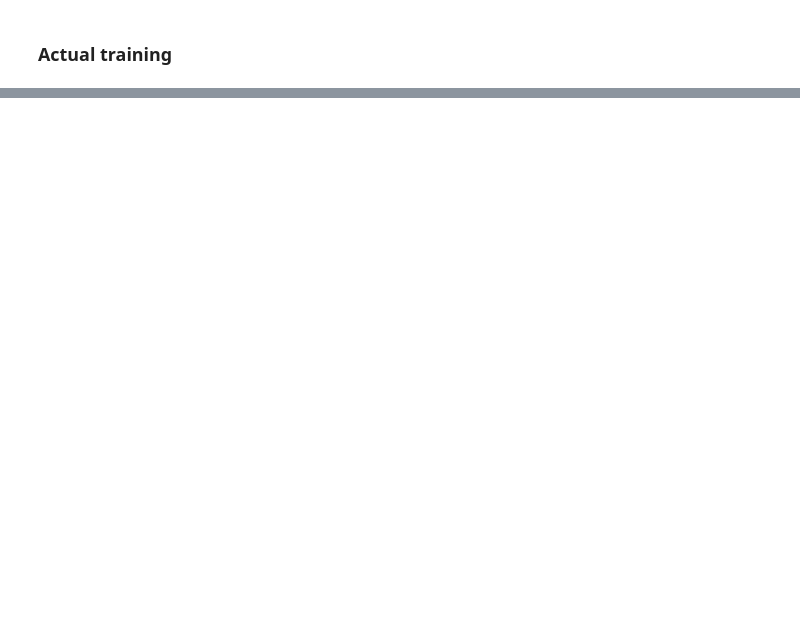
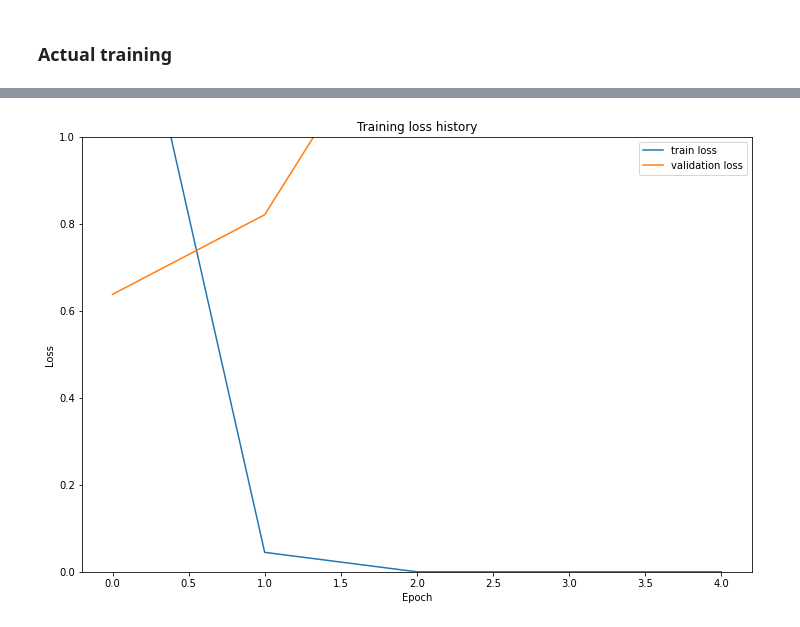
Before and after one commit to ZdravkoHvarlingov/bert-for-recommendation, a Jupyter notebook: bert_for_book_similarity.ipynb, the cells around one changed output, grey strips where cells are left out. Saved outputs shown, nothing was run; the diff lists cells and outputs as text; code cells hidden in the pictures; blank space fills up the shorter version.

Commit message:
Training bert for book similarity notebook finished

```diff
--- a/bert_for_book_similarity.ipynb
+++ b/bert_for_book_similarity.ipynb
@@ -167,4 +159,4 @@ class BookSimilarityBERT(nn.Module):
 # %%
-model = BookSimilarityBERT()
+model = BertForNextSentencePrediction.from_pretrained(PRE_TRAINED_MODEL_NAME)
 model = model.to(device)
 # %% [output]
@@ -197,7 +202,7 @@ tensor([0.5434], device='cuda:0', grad_fn=<SigmoidBackward>)
 # Learning rate (Adam): 5e-5, 3e-5, 2e-5
 # Number of epochs: 2, 3, 4
 
-optimizer = AdamW(model.parameters(), lr=LEARNING_RATE, correct_bias=False)
+optimizer = AdamW(model.parameters(), lr=LEARNING_RATE)
 total_steps = len(train_data_loader) * NUM_EPOCHS
 
 scheduler = get_linear_schedule_with_warmup(
@@ -205,6 +210,4 @@ scheduler = get_linear_schedule_with_warmup(
   num_warmup_steps=0,
   num_training_steps=total_steps
 )
-
-loss_fn = nn.BCELoss().to(device)
 # %%
@@ -242,36 +253,44 @@ def train_epoch(model, data_loader, loss_fn, optimizer, scheduler):
 # %%
-def eval_model(model, data_loader, loss_fn):
+def eval_model(model, data_loader):
     model = model.eval()
 
     losses = []
     correct_predictions = 0
     all_predictions = 0
 
+    progress_bar = tqdm(range(len(data_loader)), position=0, leave=True)
     with torch.no_grad():
-        for d in tqdm(data_loader):
+        for d in data_loader:
             input_ids = d["input_ids"].to(device)
             attention_masks = d["attention_mask"].to(device)
-            targets = d["targets"].to(device)
+            token_type_ids = d["token_type_ids"].to(device)
+            targets = d["labels"].to(device)
 
             outputs = model(
                 input_ids=input_ids,
-                attention_mask=attention_masks
+                token_type_ids=token_type_ids,
+                attention_mask=attention_masks,
+                labels=targets
             )
 
-            loss = loss_fn(outputs, targets)
+            loss = outputs.loss
             losses.append(loss.detach().item())
 
-            predicted_classes = outputs > POSITIVE_SIMILARITY_THRESHOLD
             all_predictions += input_ids.shape[0]
+            predicted_classes = torch.argmax(outputs.logits, dim=1)
             correct_predictions += torch.sum(predicted_classes == targets)
 
-    return correct_predictions.double() / all_predictions, np.mean(losses)
+            progress_bar.update(1)
+
+    accuracy = correct_predictions.double() / all_predictions
+    return accuracy.detach().item(), np.mean(losses)
 # %%
 %%time
 
 history = defaultdict(list)
 best_accuracy = 0
 
+torch.cuda.empty_cache()
 for epoch in range(NUM_EPOCHS):
     print(f'Epoch {epoch + 1}/{NUM_EPOCHS}')
     print('#' * 100)
@@ -279,7 +298,6 @@ for epoch in range(NUM_EPOCHS):
     train_acc, train_loss = train_epoch(
         model,
         train_data_loader,
-        loss_fn,
         optimizer,
         scheduler
     )
@@ -287,8 +305,7 @@ for epoch in range(NUM_EPOCHS):
 
     val_acc, val_loss = eval_model(
         model,
-        val_data_loader,
-        loss_fn
+        val_data_loader
     )
 
     print(f'Validation loss {val_loss} accuracy {val_acc}\n')
@@ -306,0 +338,11 @@ RuntimeError: CUDA out of memory. Tried to allocate 12.00 MiB (GPU 0; 4.00 GiB t
+# %%
+plt.plot(history['train_loss'], label='train loss')
+plt.plot(history['val_loss'], label='validation loss')
+
+plt.title('Training loss history')
+plt.ylabel('Loss')
+plt.xlabel('Epoch')
+plt.legend()
+plt.ylim([0, 1]);
+# %% [output]
+[figure, added]
```
Also changed, not shown: parts of 28 cells of this notebook.
